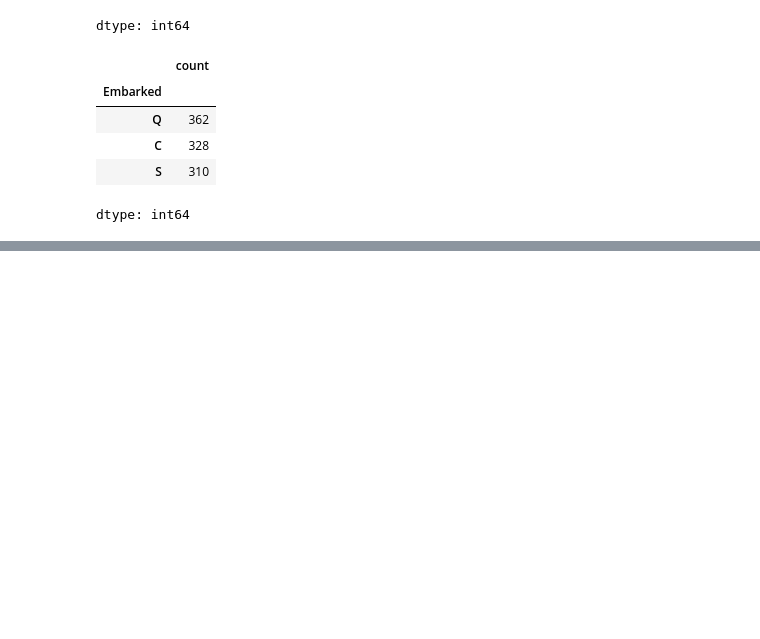
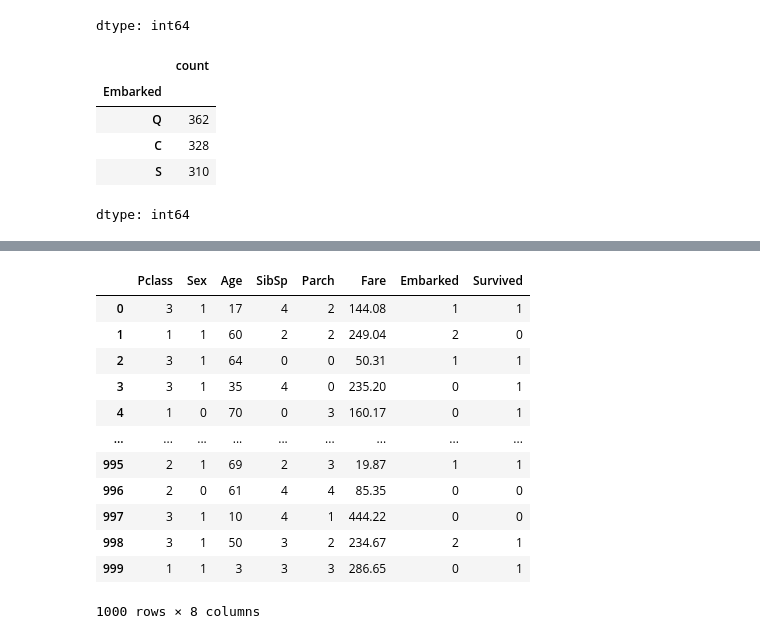
Before and after one commit to kishoredage/letter_recognizer, a Jupyter notebook: RF.ipynb, the cells around one changed output, grey strips where cells are left out. Drawn from its saved outputs; the diff is of its cells as text; code cells hidden in the pictures; blank space fills up the shorter version.

```diff
--- a/RF.ipynb
+++ b/RF.ipynb
@@ -173,0 +132,24 @@ Name: count, dtype: int64
+# %%
+from sklearn.ensemble import RandomForestClassifier
+from sklearn.model_selection import train_test_split
+from sklearn.preprocessing import LabelEncoder
+Le= LabelEncoder()
+df['Sex'] = Le.fit_transform(df['Sex'])
+df['Embarked'] = Le.fit_transform(df['Embarked'])
+RF = RandomForestClassifier()
+# %%
+df
+# %% [output]
+|  | Pclass | Sex | Age | SibSp | Parch | Fare | Embarked | Survived |
+| 0 | 3 | 1 | 17 | 4 | 2 | 144.08 | 1 | 1 |
+| 1 | 1 | 1 | 60 | 2 | 2 | 249.04 | 2 | 0 |
+| 2 | 3 | 1 | 64 | 0 | 0 | 50.31 | 1 | 1 |
+| 3 | 3 | 1 | 35 | 4 | 0 | 235.20 | 0 | 1 |
+| 4 | 1 | 0 | 70 | 0 | 3 | 160.17 | 0 | 1 |
+| ... | ... | ... | ... | ... | ... | ... | ... | ... |
+| 995 | 2 | 1 | 69 | 2 | 3 | 19.87 | 1 | 1 |
+| 996 | 2 | 0 | 61 | 4 | 4 | 85.35 | 0 | 0 |
+| 997 | 3 | 1 | 10 | 4 | 1 | 444.22 | 0 | 0 |
+| 998 | 3 | 1 | 50 | 3 | 2 | 234.67 | 2 | 1 |
+| 999 | 1 | 1 | 3 | 3 | 3 | 286.65 | 0 | 1 |
+1000 rows × 8 columns
```
Also changed, not shown: parts of 33 cells of this notebook.
